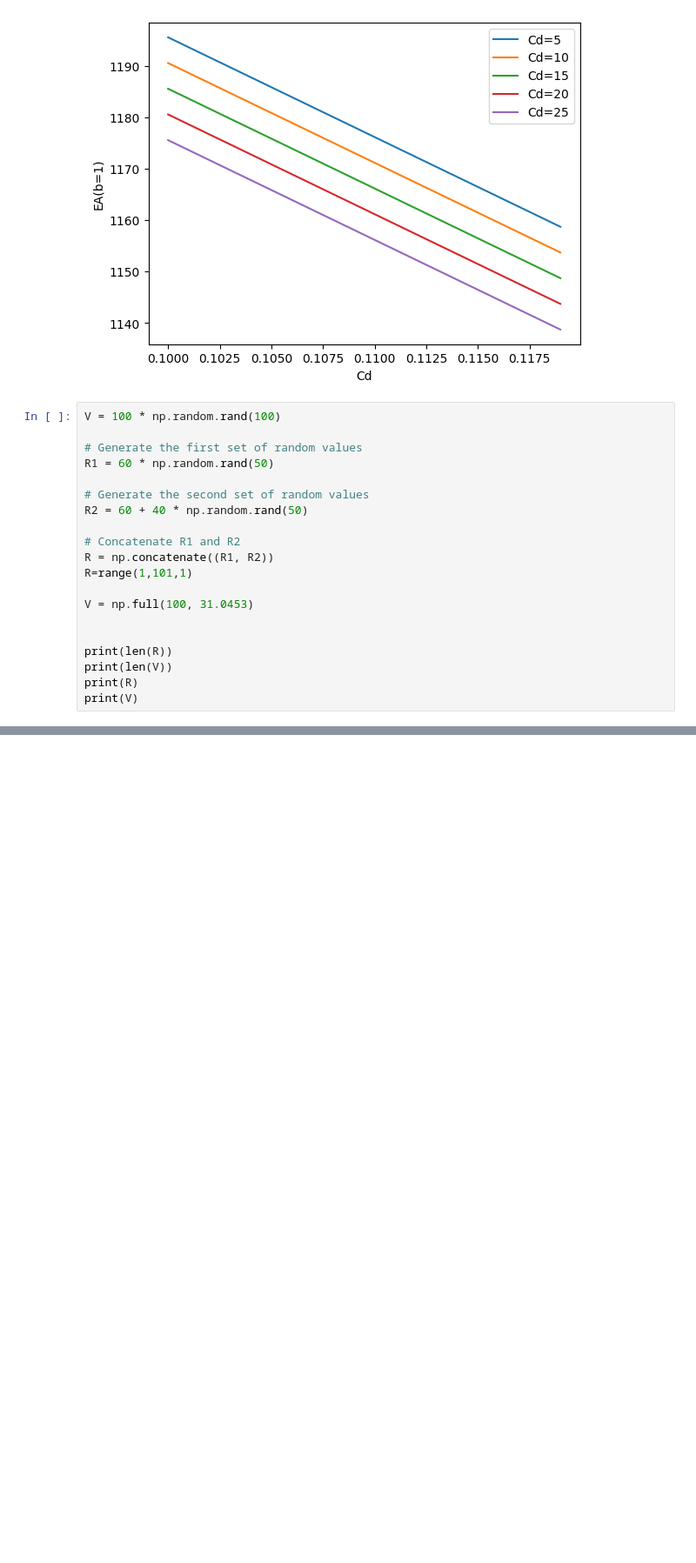
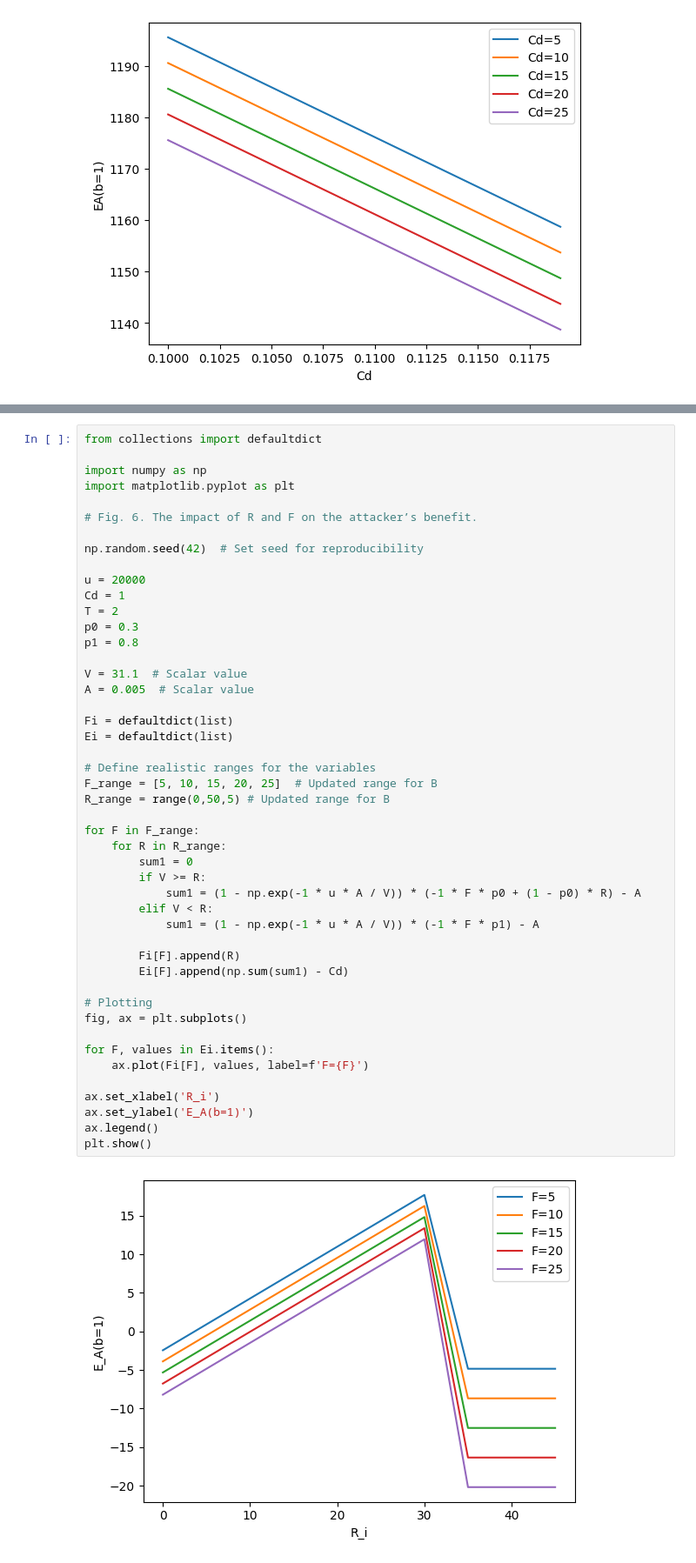
Before and after one commit to PreyeaRegmi/GT, a Jupyter notebook: TSC_Analysis.ipynb, the cells around one changed output, grey strips where cells are left out. Shown at 87% size. Drawn from its saved outputs; the diff is of its cells as text; blank space fills up the shorter version.

```diff
--- a/TSC_Analysis.ipynb
+++ b/TSC_Analysis.ipynb
@@ -82,23 +82,3 @@ ax.legend()
 plt.show()
 # %% [output]
 [figure]
-# %%
-V = 100 * np.random.rand(100)
-
-# Generate the first set of random values
-R1 = 60 * np.random.rand(50)
-
-# Generate the second set of random values
-R2 = 60 + 40 * np.random.rand(50)
-
-# Concatenate R1 and R2
-R = np.concatenate((R1, R2))
-R=range(1,101,1)
-
-V = np.full(100, 31.0453)
-
-
-print(len(R))
-print(len(V))
-print(R)
-print(V)
@@ -171,3 +85,52 @@ plt.show()
+# %%
+from collections import defaultdict
+
+import numpy as np
+import matplotlib.pyplot as plt
+
+# Fig. 6. The impact of R and F on the attacker’s benefit.
+
+np.random.seed(42)  # Set seed for reproducibility
+
+u = 20000
+Cd = 1
+T = 2
+p0 = 0.3
+p1 = 0.8
+
+V = 31.1  # Scalar value
+A = 0.005  # Scalar value
+
+Fi = defaultdict(list)
+Ei = defaultdict(list)
+
+# Define realistic ranges for the variables
+F_range = [5, 10, 15, 20, 25]  # Updated range for B
+R_range = range(0,50,5) # Updated range for B
+
+for F in F_range:
+    for R in R_range:
+        sum1 = 0
+        if V >= R:
+            sum1 = (1 - np.exp(-1 * u * A / V)) * (-1 * F * p0 + (1 - p0) * R) - A
+        elif V < R:
+            sum1 = (1 - np.exp(-1 * u * A / V)) * (-1 * F * p1) - A
+
+        Fi[F].append(R)
+        Ei[F].append(np.sum(sum1) - Cd)
+
+# Plotting
+fig, ax = plt.subplots()
+
+for F, values in Ei.items():
+    ax.plot(Fi[F], values, label=f'F={F}')
+
+ax.set_xlabel('R_i')
+ax.set_ylabel('E_A(b=1)')
+ax.legend()
+plt.show()
+# %% [output]
+[figure, added]
 # %%
 import numpy as np
 import matplotlib.pyplot as plt
```
Also changed, not shown: parts of 2 cells of this notebook.
